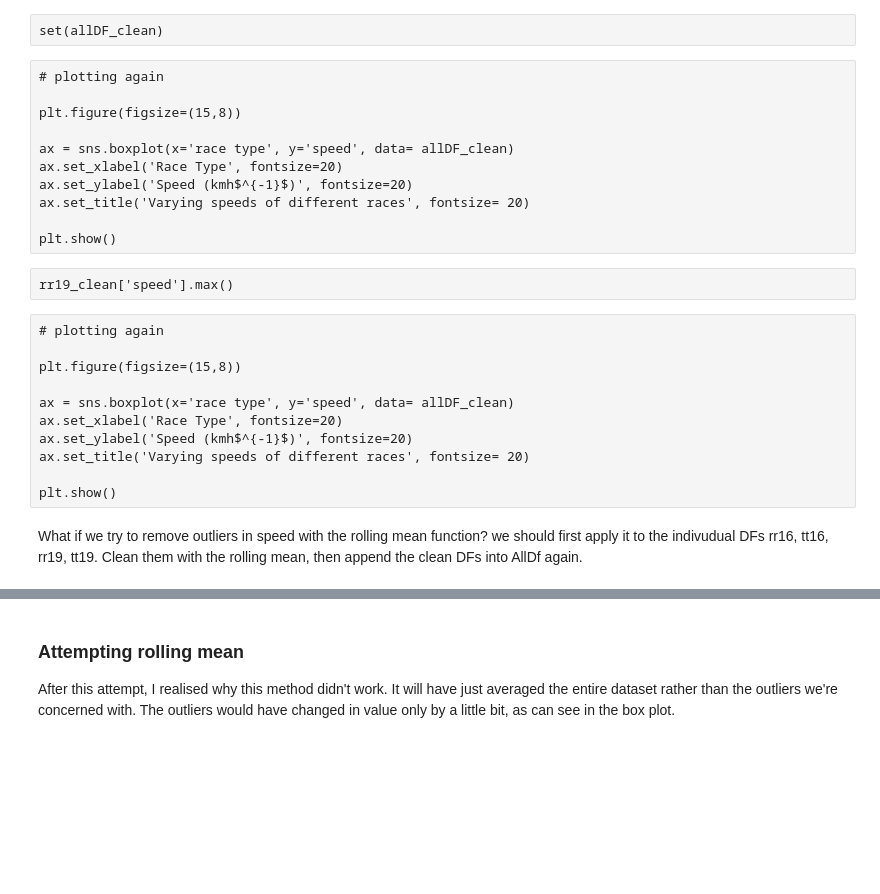
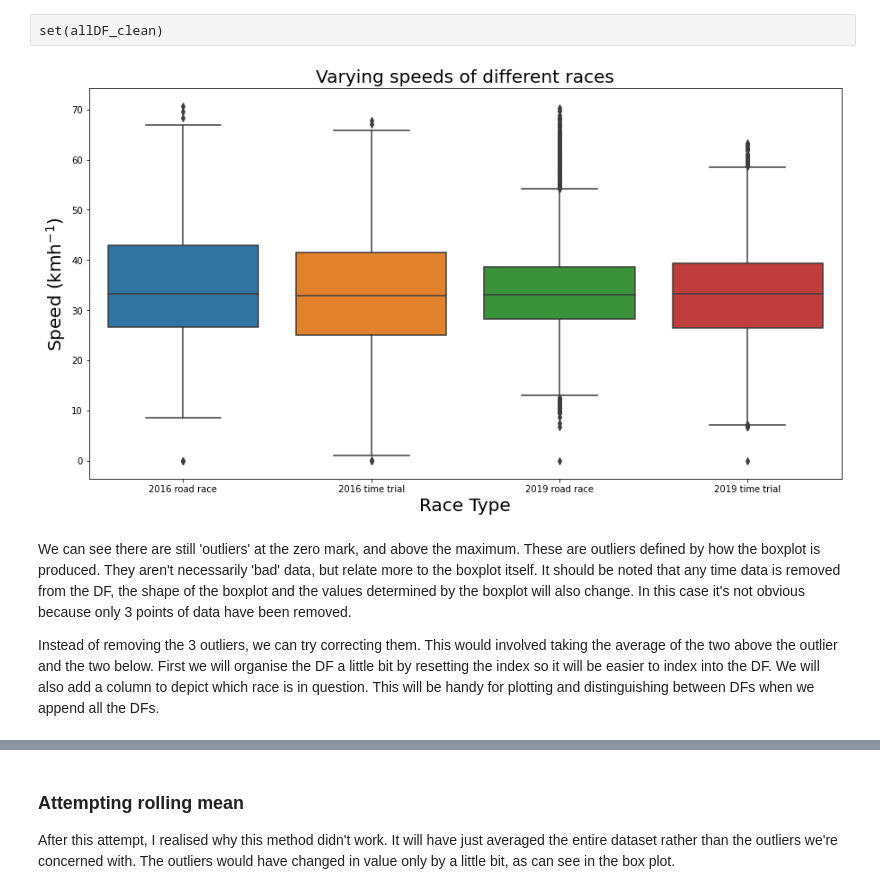
Before and after one commit to MQCOMP2200-S2-2021/Data-Science-Labs, a Jupyter notebook: Portfolio 1.ipynb, the cells around one changed output, grey strips where cells are left out. Saved outputs shown, nothing was run; the diff lists cells and outputs as text; code cells hidden in the pictures; blank space fills up the shorter version.

```diff
--- a/Portfolio 1.ipynb
+++ b/Portfolio 1.ipynb
@@ -484,0 +455,11 @@ allDF.shape[0] - allDF_clean.shape[0]
+# %%
+allDf_clean = allDf[allDf['speed'] < 80] # keeping all rows except those that are greater than 80.
+# In other words, removing all rows greater than 80. I originally thought this would substitute the values iin 'speed'
+# for boolean values instead. Like how a mask works. But this is not the case.
+
+# also applying to the DFs separately:
+
+rr16_clean = rr16[rr16['speed'] < 80]
+tt16_clean = tt16[tt16['speed'] < 80]
+rr19_clean = rr19[rr19['speed'] < 80]
+tt19_clean = tt19[tt19['speed'] < 80]
@@ -485,28 +472,19 @@ allDF.shape[0] - allDF_clean.shape[0]
 # %% [raw]
 set(allDF_clean)
-# %% [raw]
-# plotting again
-
-plt.figure(figsize=(15,8))
-
-ax = sns.boxplot(x='race type', y='speed', data= allDF_clean)
-ax.set_xlabel('Race Type', fontsize=20)
-ax.set_ylabel('Speed (kmh$^{-1}$)', fontsize=20)
-ax.set_title('Varying speeds of different races', fontsize= 20)
-
-plt.show()
-# %% [raw]
-rr19_clean['speed'].max()
-# %% [raw]
-# plotting again
-
-plt.figure(figsize=(15,8))
-
-ax = sns.boxplot(x='race type', y='speed', data= allDF_clean)
-ax.set_xlabel('Race Type', fontsize=20)
-ax.set_ylabel('Speed (kmh$^{-1}$)', fontsize=20)
-ax.set_title('Varying speeds of different races', fontsize= 20)
-
-plt.show()
-# %% [markdown]
-What if we try to remove outliers in speed with the rolling mean function? we should first apply it to the indivudual DFs rr16, tt16, rr19, tt19. Clean them with the rolling mean, then append the clean DFs into AllDf again.
+# %%
+# plotting again
+
+plt.figure(figsize=(15,8))
+
+ax = sns.boxplot(x='race type', y='speed', data= allDf_clean)
+ax.set_xlabel('Race Type', fontsize=20)
+ax.set_ylabel('Speed (kmh$^{-1}$)', fontsize=20)
+ax.set_title('Varying speeds of different races', fontsize= 20)
+
+plt.show()
+# %% [output]
+[figure, added]
+# %% [markdown]
+We can see there are still 'outliers' at the zero mark, and above the maximum. These are outliers defined by how the boxplot is produced. They aren't necessarily 'bad' data, but relate more to the boxplot itself. It should be noted that any time data is removed from the DF, the shape of the boxplot and the values determined by the boxplot will also change. In this case it's not obvious because only 3 points of data have been removed.
+
+Instead of removing the 3 outliers, we can try correcting them. This would involved taking the average of the two above the outlier and the two below. First we will organise the DF a little bit by resetting the index so it will be easier to index into the DF. We will also add a column to depict which race is in question. This will be handy for plotting and distinguishing between DFs when we append all the DFs.
```
Also changed, not shown: parts of 142 cells of this notebook.
